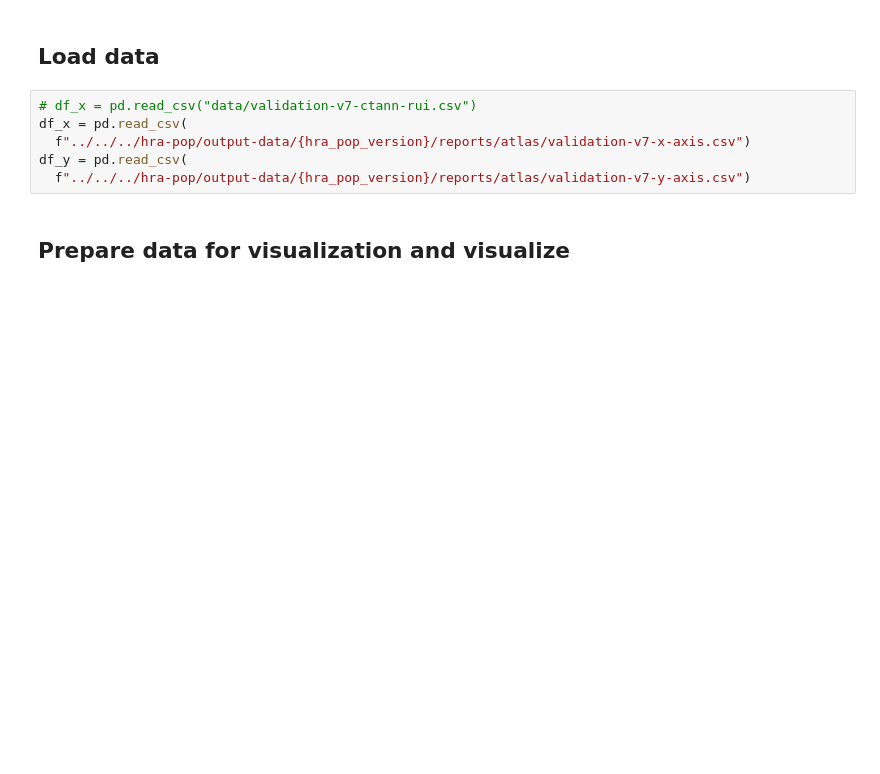
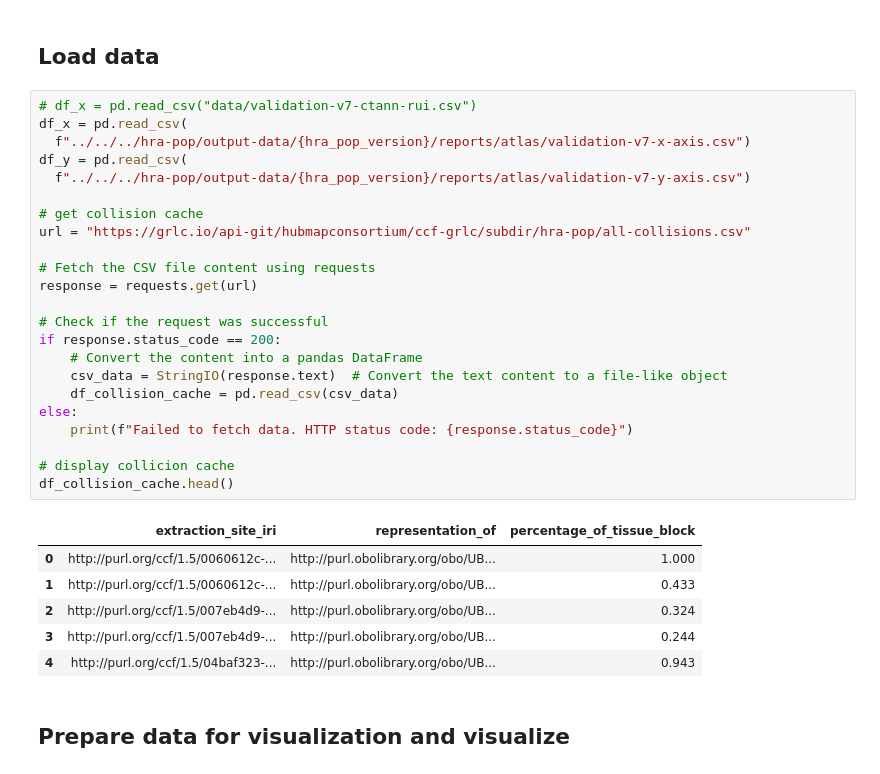
Before and after one commit to cns-iu/hra-cell-type-populations-supporting-information, a Jupyter notebook: validations/rui_ctann/rui_ctann_validation.ipynb, the cells around one changed output. Drawn from its saved outputs; the diff is of its cells as text; blank space fills up the shorter version.

Commit message:
Refactored to use collision cache

```diff
--- a/validations/rui_ctann/rui_ctann_validation.ipynb
+++ b/validations/rui_ctann/rui_ctann_validation.ipynb
@@ -61,9 +63,33 @@ hra_pop_version = "v0.11.1"
 # %%
 # df_x = pd.read_csv("data/validation-v7-ctann-rui.csv")
 df_x = pd.read_csv(
   f"../../../hra-pop/output-data/{hra_pop_version}/reports/atlas/validation-v7-x-axis.csv")
 df_y = pd.read_csv(
   f"../../../hra-pop/output-data/{hra_pop_version}/reports/atlas/validation-v7-y-axis.csv")
+
+# get collision cache
+url = "https://grlc.io/api-git/hubmapconsortium/ccf-grlc/subdir/hra-pop/all-collisions.csv"
+
+# Fetch the CSV file content using requests
+response = requests.get(url)
+
+# Check if the request was successful
+if response.status_code == 200:
+    # Convert the content into a pandas DataFrame
+    csv_data = StringIO(response.text)  # Convert the text content to a file-like object
+    df_collision_cache = pd.read_csv(csv_data)
+else:
+    print(f"Failed to fetch data. HTTP status code: {response.status_code}")
+
+# display collicion cache
+df_collision_cache.head()
+# %% [output]
+|  | extraction_site_iri | representation_of | percentage_of_tissue_block |
+| 0 | http://purl.org/ccf/1.5/0060612c-... | http://purl.obolibrary.org/obo/UB... | 1.000 |
+| 1 | http://purl.org/ccf/1.5/0060612c-... | http://purl.obolibrary.org/obo/UB... | 0.433 |
+| 2 | http://purl.org/ccf/1.5/007eb4d9-... | http://purl.obolibrary.org/obo/UB... | 0.324 |
+| 3 | http://purl.org/ccf/1.5/007eb4d9-... | http://purl.obolibrary.org/obo/UB... | 0.244 |
+| 4 | http://purl.org/ccf/1.5/04baf323-... | http://purl.obolibrary.org/obo/UB... | 0.943 |
 # %% [markdown]
 ## Prepare data for visualization and visualize
 # %%
```
Also changed, not shown: parts of 11 cells of this notebook, 1 other file.
